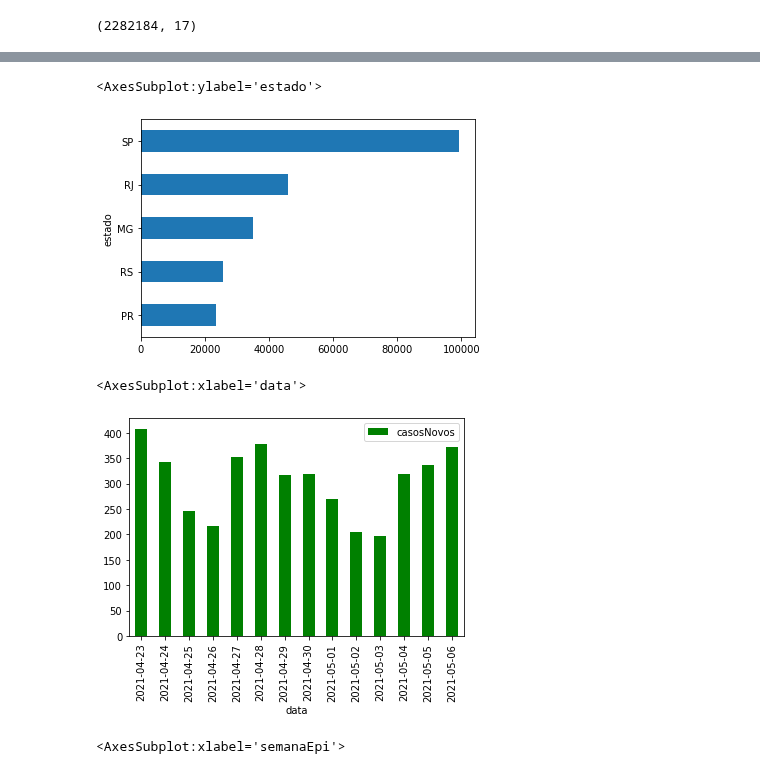
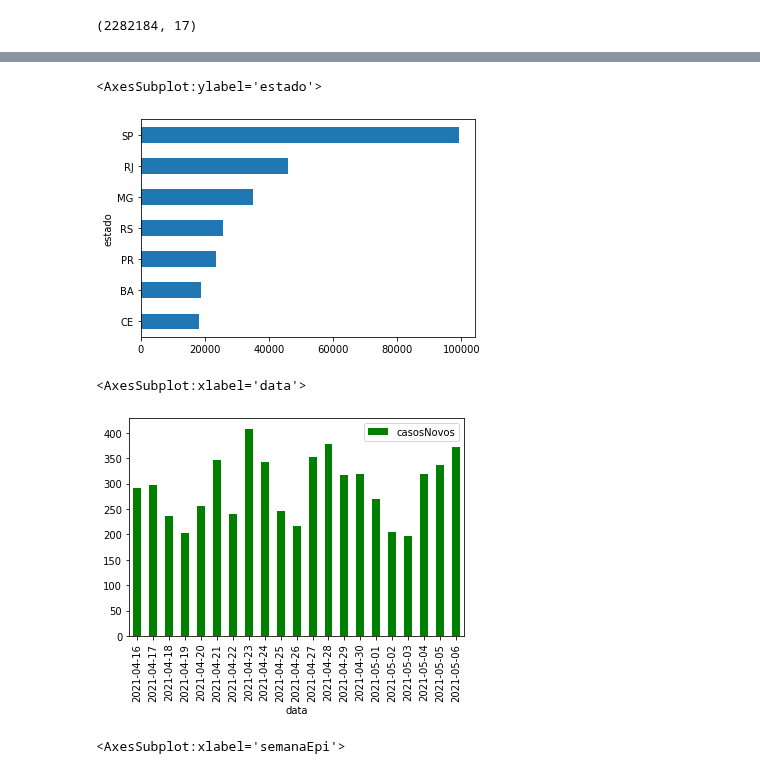
Before and after one commit to fmasanori/CursoPyLadiesSP, a Jupyter notebook: Covid oficial.ipynb, the cells around one changed output, grey strips where cells are left out. Cells and saved outputs as stored; diff of their text form; code cells hidden in the pictures.

```diff
--- a/Covid oficial.ipynb
+++ b/Covid oficial.ipynb
@@ -72,17 +72,17 @@ AC     1568
 RR     1533
 Name: obitosAcumulado, dtype: int64
 # %%
-df.groupby('estado')['obitosAcumulado'].max().sort_values().tail(5).plot(kind='barh')
+df.groupby('estado')['obitosAcumulado'].max().sort_values().tail(7).plot(kind='barh')
 # %% [output]
 <AxesSubplot:ylabel='estado'>
-[figure, old version]
+[figure, new version]
 # %%
 sjc = df.query('municipio == "São José dos Campos"')
-sjc.tail(14).plot(kind='bar',
+sjc.tail(21).plot(kind='bar',
         x='data', y='casosNovos', color='GREEN')
 # %% [output]
 <AxesSubplot:xlabel='data'>
-[figure, old version]
+[figure, new version]
 # %%
 sjc.groupby('semanaEpi')['casosNovos'].sum().plot(kind='bar')
 # %% [output]
```
Also changed, not shown: parts of 2 cells of this notebook.
